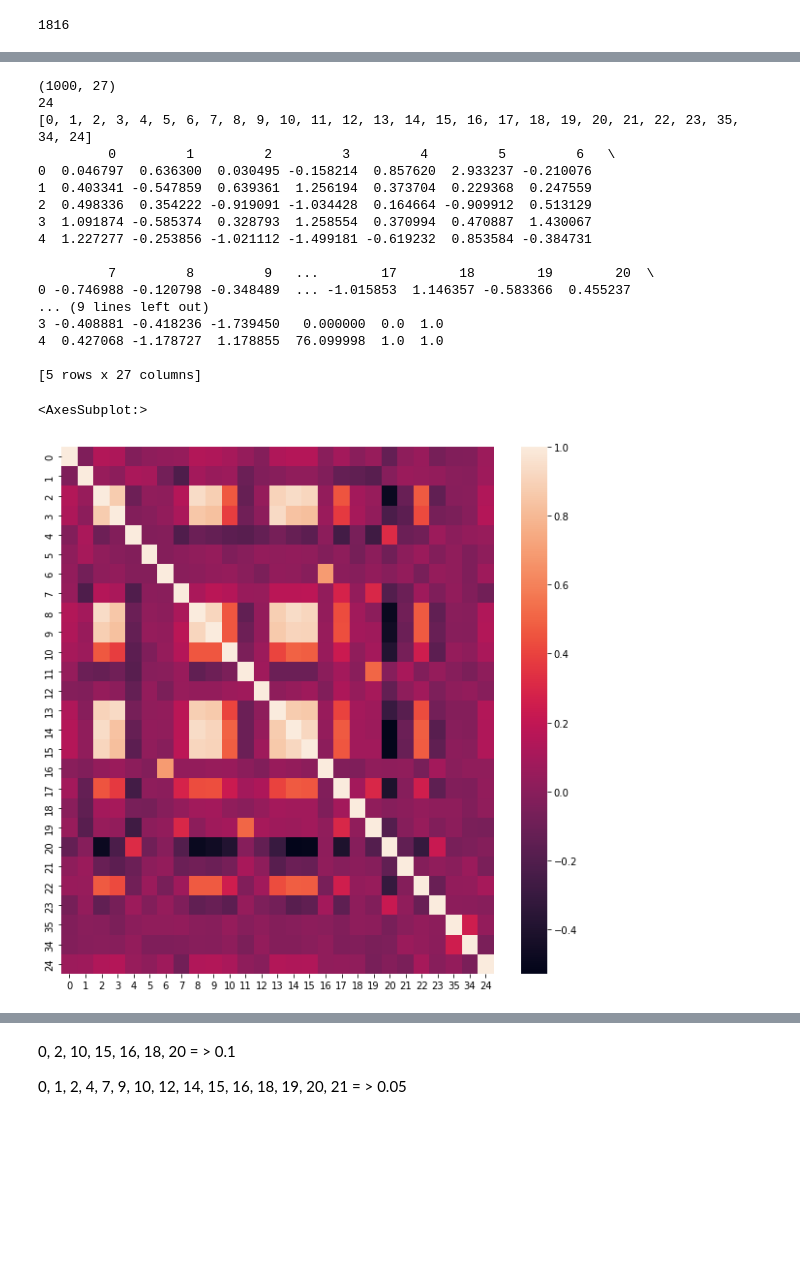
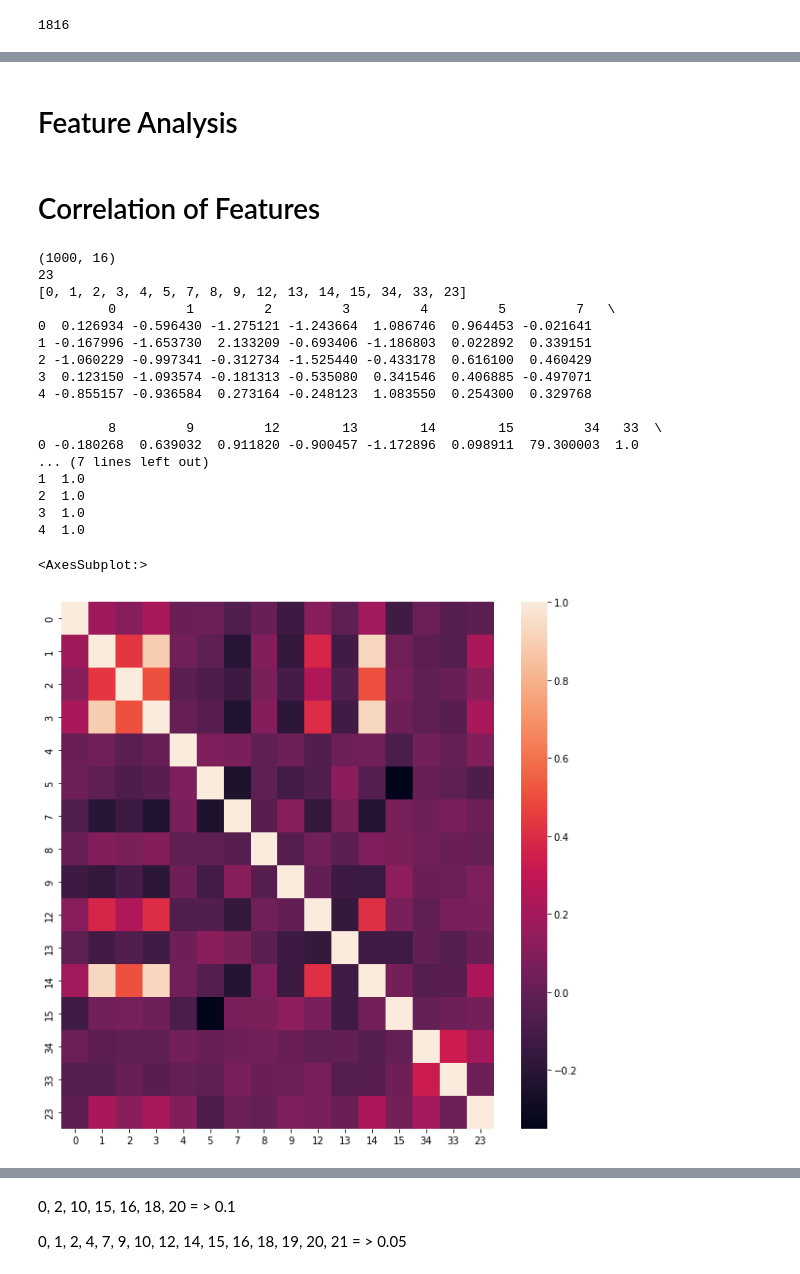
Before and after one commit to Mashiatmm/AD_Project_Thesis, a Jupyter notebook: genetic data/(backup)-Larger_Dataset_(4y)_ADNI_PRS_Feature_model - Shallow_NNet_Test - LOOCV - TrainValTest.ipynb, the cells around one changed output, grey strips where cells are left out. Saved outputs shown, nothing was run; the diff lists cells and outputs as text; code cells hidden in the pictures; blank space fills up the shorter version.

Commit message:
Feature analysis modified

```diff
--- a/genetic data/(backup)-Larger_Dataset_(4y)_ADNI_PRS_Feature_model - Shallow_NNet_Test - LOOCV - TrainValTest.ipynb
+++ b/genetic data/(backup)-Larger_Dataset_(4y)_ADNI_PRS_Feature_model - Shallow_NNet_Test - LOOCV - TrainValTest.ipynb
@@ -15,5 +16,5 @@ print(num_features)
 # %%
-num_features = 24
+num_features = 23
 hidden = 4
 hidden_dimension = 32
 # %%
@@ -129,0 +127,8 @@ print(feature_indices_to_consider)
+# %%
+last_idx = FEATURE_MATRIX.shape[1]
+feature_indices_to_consider = [0, 1, 2, 3, 4, 5, 7, 8, 9, 12, 13, 14, 15] +  [last_idx - 1, last_idx - 2]
+# feature_indices_to_consider = list(range(num_features)) + [last_idx - 1, last_idx - 2]
+# feature_indices_to_consider = list(range(23)) + [24, 27, last_idx - 1, last_idx - 2]
+# feature_indices_to_consider = list(range(23)) + [24, 27, last_idx - 1, last_idx - 2]
+# feature_indices_to_consider = list(range(num_features))
+print(feature_indices_to_consider)
@@ -228,7 +235,7 @@ print(negative_samples)
 # %%
 print(len(Final_Samples))
-positive_samples = Final_Samples[:654] # Final_Samples[654:]
-positive_samples = Final_Samples[:654]
+positive_samples = Final_Samples[:len(positive_samples)] # Final_Samples[654:]
+positive_samples = Final_Samples[:len(positiv)]
 negative_samples = Final_Samples[654:]
 print(len(positive_samples))
 print(len(negative_samples))
@@ -241,7 +248,7 @@ if random_seed is not None:
 random.shuffle(positive_samples)
 random.shuffle(negative_samples)
 Final_Samples = positive_samples[:500] + negative_samples[:500]
-# Final_Samples = positive_samples[:min_len] + negative_samples[:min_len]
+Final_Samples = positive_samples[:min_len] + negative_samples[:min_len]
 print(len([x[1] for x in Final_Samples if x[1] == 1]), len([x[1] for x in Final_Samples if x[1] == 0]))
 Final_Samples = np.array(Final_Samples)
 Final_Samples.shape
@@ -481,37 +482,42 @@ print(len(traits))
+# %% [markdown]
+# Feature Analysis
+# %% [markdown]
+# Correlation of Features
 # %%
 import seaborn as sns
 import matplotlib.pyplot as plt
 
 total_features = np.c_[ usable_features, usable_labels ]
 print(total_features.shape)
 print(num_features)
-column_list = list(range(num_features)) + [last_idx - 1, last_idx - 2, num_features ]
+# column_list = list(range(num_features)) + [last_idx - 1, last_idx - 2, num_features ]
+column_list = feature_indices_to_consider + [num_features]
 print( column_list )
 
 df = pd.DataFrame(total_features, columns = column_list )
 print( df.head() )
 
 fig, ax = plt.subplots(figsize=(10,10))         # Sample figsize in inches
 corr = df.corr()
 sns.heatmap(corr)
 # %% [output]
-(1000, 27)
-24
-[0, 1, 2, 3, 4, 5, 6, 7, 8, 9, 10, 11, 12, 13, 14, 15, 16, 17, 18, 19, 20, 21, 22, 23, 35, 34, 24]
-         0         1         2         3         4         5         6   \
-0  0.046797  0.636300  0.030495 -0.158214  0.857620  2.933237 -0.210076
-1  0.403341 -0.547859  0.639361  1.256194  0.373704  0.229368  0.247559
-2  0.498336  0.354222 -0.919091 -1.034428  0.164664 -0.909912  0.513129
-3  1.091874 -0.585374  0.328793  1.258554  0.370994  0.470887  1.430067
-4  1.227277 -0.253856 -1.021112 -1.499181 -0.619232  0.853584 -0.384731
+(1000, 16)
+23
+[0, 1, 2, 3, 4, 5, 7, 8, 9, 12, 13, 14, 15, 34, 33, 23]
+         0         1         2         3         4         5         7   \
+0  0.126934 -0.596430 -1.275121 -1.243664  1.086746  0.964453 -0.021641
+1 -0.167996 -1.653730  2.133209 -0.693406 -1.186803  0.022892  0.339151
+2 -1.060229 -0.997341 -0.312734 -1.525440 -0.433178  0.616100  0.460429
+3  0.123150 -1.093574 -0.181313 -0.535080  0.341546  0.406885 -0.497071
+4 -0.855157 -0.936584  0.273164 -0.248123  1.083550  0.254300  0.329768
 
-         7         8         9   ...        17        18        19        20  \
-0 -0.746988 -0.120798 -0.348489  ... -1.015853  1.146357 -0.583366  0.455237
-... (9 lines left out)
-3 -0.408881 -0.418236 -1.739450   0.000000  0.0  1.0
-4  0.427068 -1.178727  1.178855  76.099998  1.0  1.0
-
-[5 rows x 27 columns]
+         8         9         12        13        14        15         34   33  \
+0 -0.180268  0.639032  0.911820 -0.900457 -1.172896  0.098911  79.300003  1.0
+... (7 lines left out)
+1  1.0
+2  1.0
+3  1.0
+4  1.0
 <AxesSubplot:>
-[figure, old version]
+[figure, new version]
 # %%
```
Also changed, not shown: parts of 19 cells of this notebook, 23 other files.
